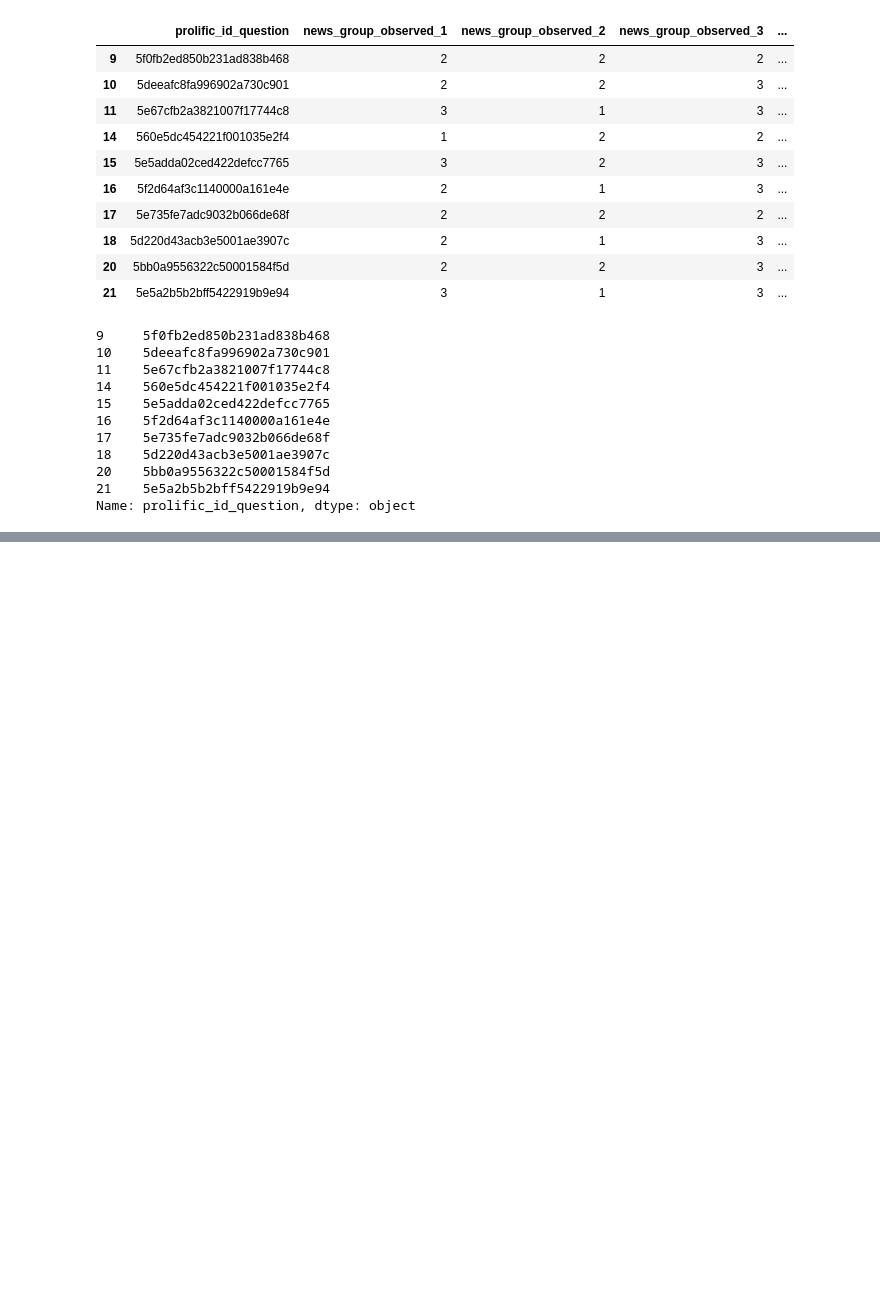
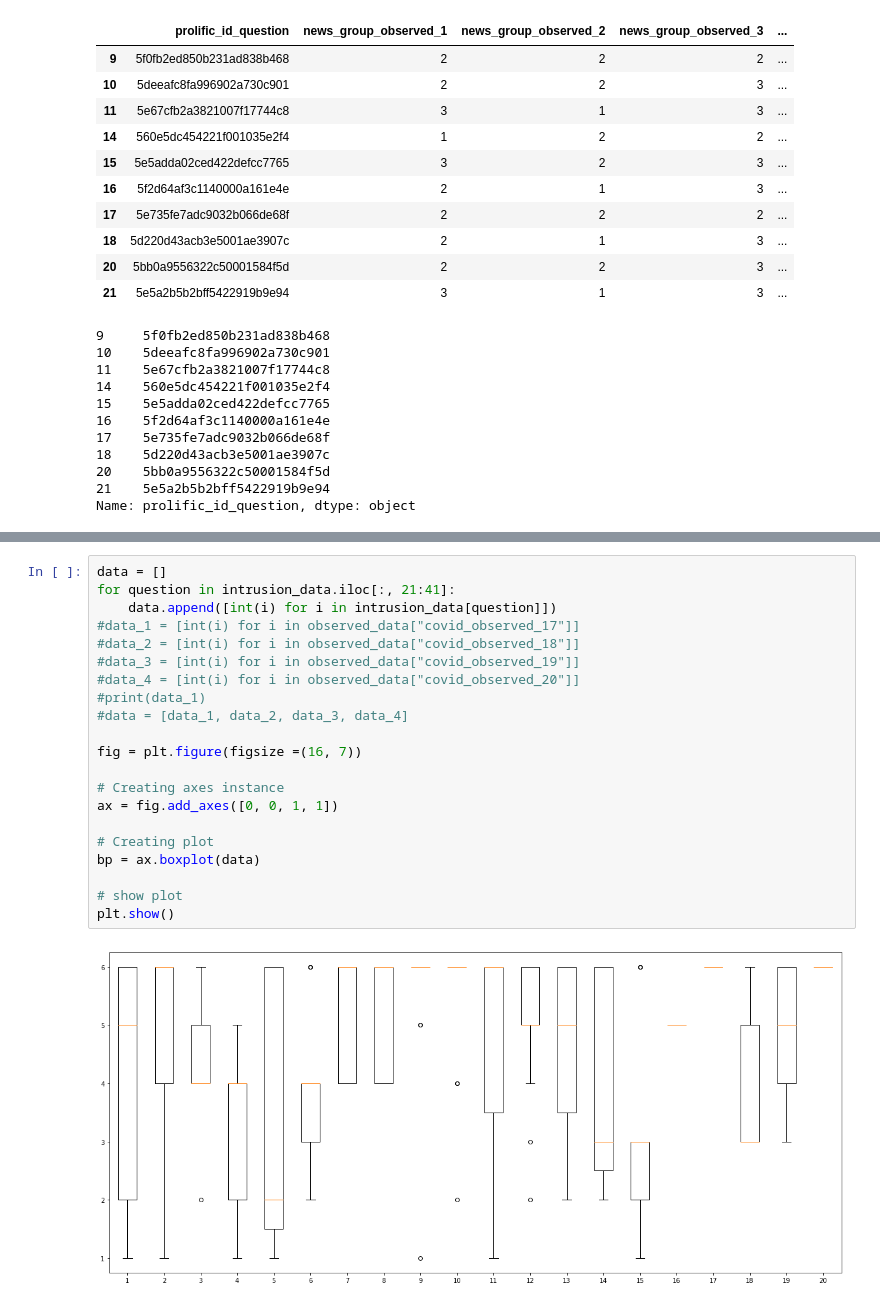
Before and after one commit to anhiancheong/topics_evaluation, a Jupyter notebook: notebooks/survey_analysis.ipynb, the cells around one changed output, grey strips where cells are left out. Saved outputs shown, nothing was run; the diff lists cells and outputs as text; blank space fills up the shorter version.

```diff
--- a/notebooks/survey_analysis.ipynb
+++ b/notebooks/survey_analysis.ipynb
@@ -444,0 +595,23 @@ Name: prolific_id_question, dtype: object
+# %%
+data = []
+for question in intrusion_data.iloc[:, 21:41]:
+    data.append([int(i) for i in intrusion_data[question]])
+#data_1 = [int(i) for i in observed_data["covid_observed_17"]]
+#data_2 = [int(i) for i in observed_data["covid_observed_18"]]
+#data_3 = [int(i) for i in observed_data["covid_observed_19"]]
+#data_4 = [int(i) for i in observed_data["covid_observed_20"]]
+#print(data_1)
+#data = [data_1, data_2, data_3, data_4]
+
+fig = plt.figure(figsize =(16, 7))
+
+# Creating axes instance
+ax = fig.add_axes([0, 0, 1, 1])
+
+# Creating plot
+bp = ax.boxplot(data)
+
+# show plot
+plt.show()
+# %% [output]
+[figure, added]
```
Also changed, not shown: parts of 50 cells of this notebook, 10 other files.
